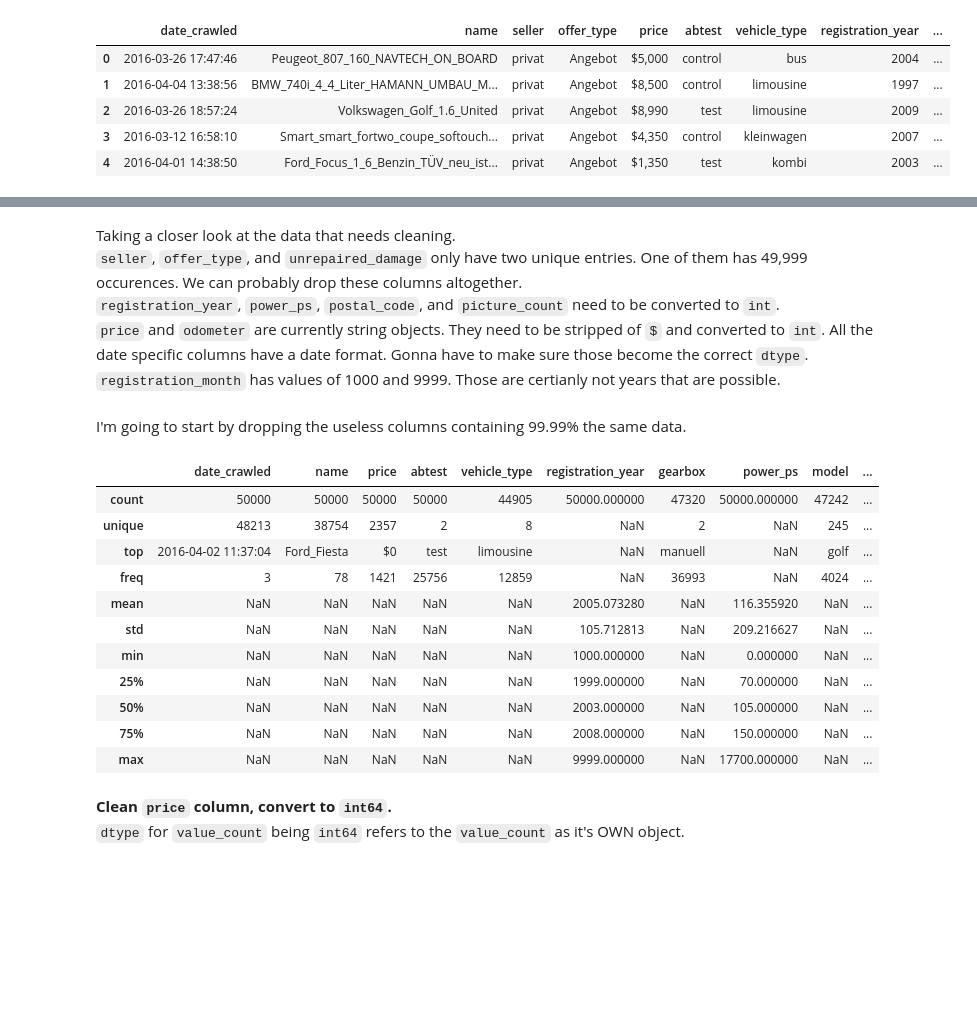
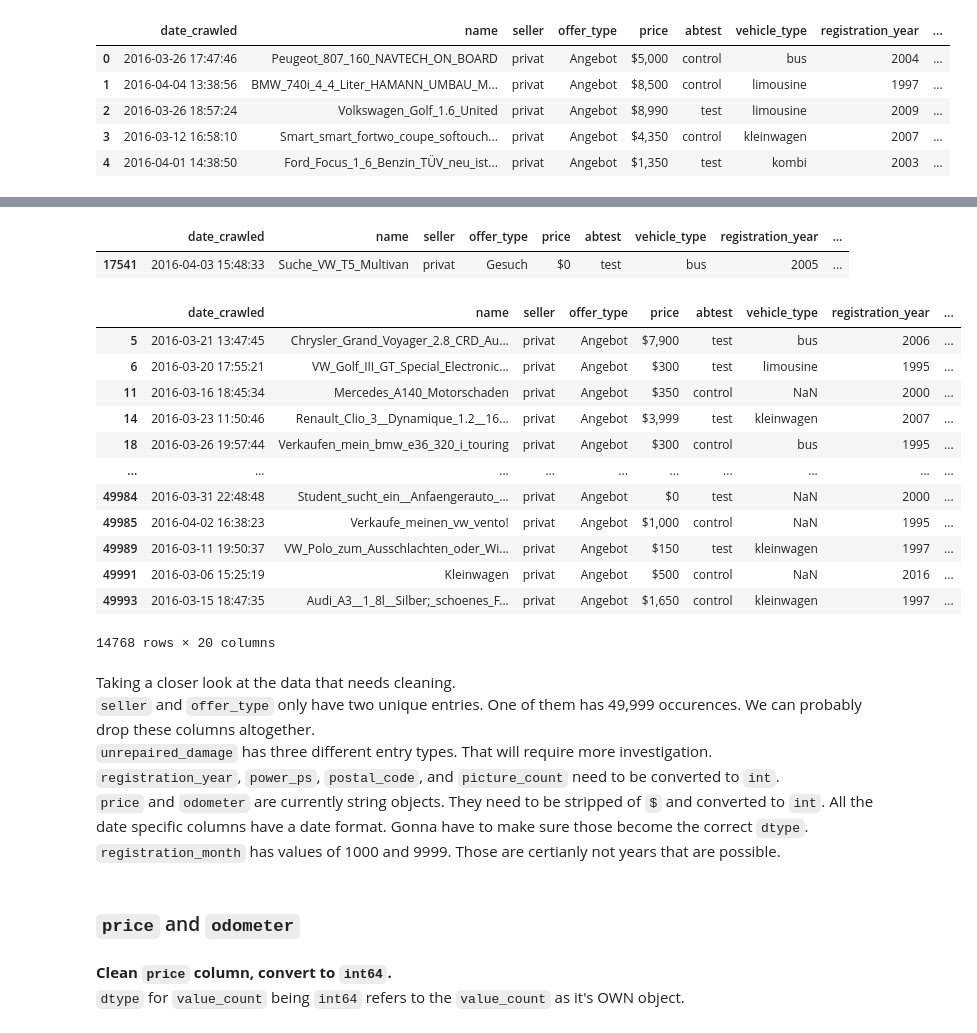
Before and after one commit to capncrockett/Dataquest, a Jupyter notebook: eBay Car Sales/ebay_car_sales.ipynb, the cells around one changed output, grey strips where cells are left out. Cells and saved outputs as stored; diff of their text form; code cells hidden in the pictures; blank space fills up the shorter version.

```diff
--- a/eBay Car Sales/ebay_car_sales.ipynb
+++ b/eBay Car Sales/ebay_car_sales.ipynb
@@ -89,29 +111,35 @@ autos.head()
+# %%
+autos[~(autos['offer_type'] == 'Angebot')]
+# %% [output]
+|  | date_crawled | name | seller | offer_type | price | abtest | vehicle_type | registration_year | ... |
+| 17541 | 2016-04-03 15:48:33 | Suche_VW_T5_Multivan | privat | Gesuch | $0 | test | bus | 2005 | ... |
+# %%
+autos[~(autos['unrepaired_damage'] == 'nein')]
+# %% [output]
+|  | date_crawled | name | seller | offer_type | price | abtest | vehicle_type | registration_year | ... |
+| 5 | 2016-03-21 13:47:45 | Chrysler_Grand_Voyager_2.8_CRD_Au... | privat | Angebot | $7,900 | test | bus | 2006 | ... |
+| 6 | 2016-03-20 17:55:21 | VW_Golf_III_GT_Special_Electronic... | privat | Angebot | $300 | test | limousine | 1995 | ... |
+| 11 | 2016-03-16 18:45:34 | Mercedes_A140_Motorschaden | privat | Angebot | $350 | control | NaN | 2000 | ... |
+| 14 | 2016-03-23 11:50:46 | Renault_Clio_3__Dynamique_1.2__16... | privat | Angebot | $3,999 | test | kleinwagen | 2007 | ... |
+| 18 | 2016-03-26 19:57:44 | Verkaufen_mein_bmw_e36_320_i_touring | privat | Angebot | $300 | control | bus | 1995 | ... |
+| ... | ... | ... | ... | ... | ... | ... | ... | ... | ... |
+| 49984 | 2016-03-31 22:48:48 | Student_sucht_ein__Anfaengerauto_... | privat | Angebot | $0 | test | NaN | 2000 | ... |
+| 49985 | 2016-04-02 16:38:23 | Verkaufe_meinen_vw_vento! | privat | Angebot | $1,000 | control | NaN | 1995 | ... |
+| 49989 | 2016-03-11 19:50:37 | VW_Polo_zum_Ausschlachten_oder_Wi... | privat | Angebot | $150 | test | kleinwagen | 1997 | ... |
+| 49991 | 2016-03-06 15:25:19 | Kleinwagen | privat | Angebot | $500 | control | NaN | 2016 | ... |
+| 49993 | 2016-03-15 18:47:35 | Audi_A3__1_8l__Silber;_schoenes_F... | privat | Angebot | $1,650 | control | kleinwagen | 1997 | ... |
+14768 rows × 20 columns
 # %% [markdown]
 Taking a closer look at the data that needs cleaning.
-`seller`, `offer_type`, and `unrepaired_damage` only have two unique entries. One of them has 49,999 occurences. We can probably drop these columns altogether.
+`seller` and `offer_type` only have two unique entries. One of them has 49,999 occurences. We can probably drop these columns altogether.
+`unrepaired_damage` has three different entry types. That will require more investigation.
 `registration_year`, `power_ps`, `postal_code`, and `picture_count` need to be converted to `int`.
 `price` and `odometer` are currently string objects. They need to be stripped of `$` and converted to `int`.
 All the date specific columns have a date format. Gonna have to make sure those become the correct `dtype`.
 `registration_month` has values of 1000 and 9999. Those are certianly not years that are possible.
-# %% [markdown]
-I'm going to start by dropping the useless columns containing 99.99% the same data.
-# %%
-autos.drop(['seller', 'offer_type', 'unrepaired_damage'], axis=1, inplace=True)
-
-autos.describe(include='all')
-# %% [output]
-|  | date_crawled | name | price | abtest | vehicle_type | registration_year | gearbox | power_ps | model | ... |
-| count | 50000 | 50000 | 50000 | 50000 | 44905 | 50000.000000 | 47320 | 50000.000000 | 47242 | ... |
-| unique | 48213 | 38754 | 2357 | 2 | 8 | NaN | 2 | NaN | 245 | ... |
-| top | 2016-04-02 11:37:04 | Ford_Fiesta | $0 | test | limousine | NaN | manuell | NaN | golf | ... |
-| freq | 3 | 78 | 1421 | 25756 | 12859 | NaN | 36993 | NaN | 4024 | ... |
-| mean | NaN | NaN | NaN | NaN | NaN | 2005.073280 | NaN | 116.355920 | NaN | ... |
-| std | NaN | NaN | NaN | NaN | NaN | 105.712813 | NaN | 209.216627 | NaN | ... |
-| min | NaN | NaN | NaN | NaN | NaN | 1000.000000 | NaN | 0.000000 | NaN | ... |
-| 25% | NaN | NaN | NaN | NaN | NaN | 1999.000000 | NaN | 70.000000 | NaN | ... |
-| 50% | NaN | NaN | NaN | NaN | NaN | 2003.000000 | NaN | 105.000000 | NaN | ... |
-| 75% | NaN | NaN | NaN | NaN | NaN | 2008.000000 | NaN | 150.000000 | NaN | ... |
-| max | NaN | NaN | NaN | NaN | NaN | 9999.000000 | NaN | 17700.000000 | NaN | ... |
+# %% [markdown]
+
+### `price` and `odometer`
 # %% [markdown]
 **Clean `price` column, convert to `int64`.**
 `dtype` for `value_count` being `int64` refers to the `value_count` as it's OWN object.
```
Also changed, not shown: parts of 29 cells of this notebook.
